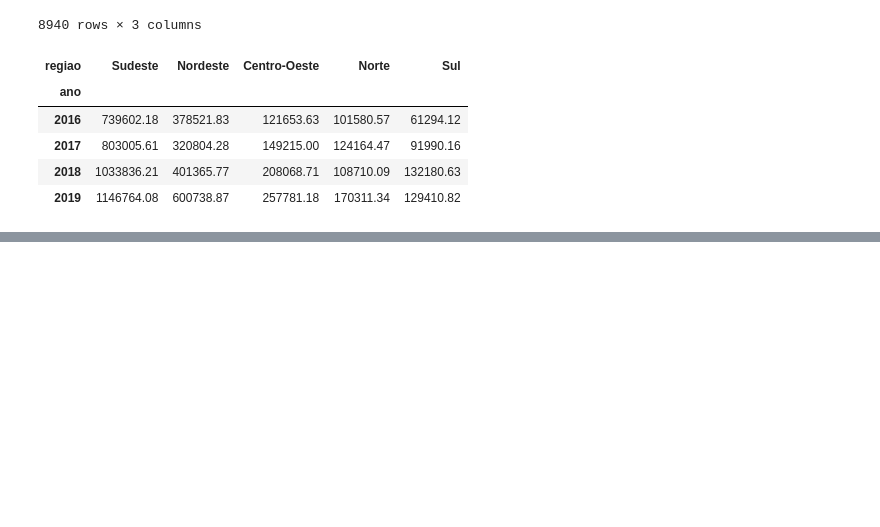
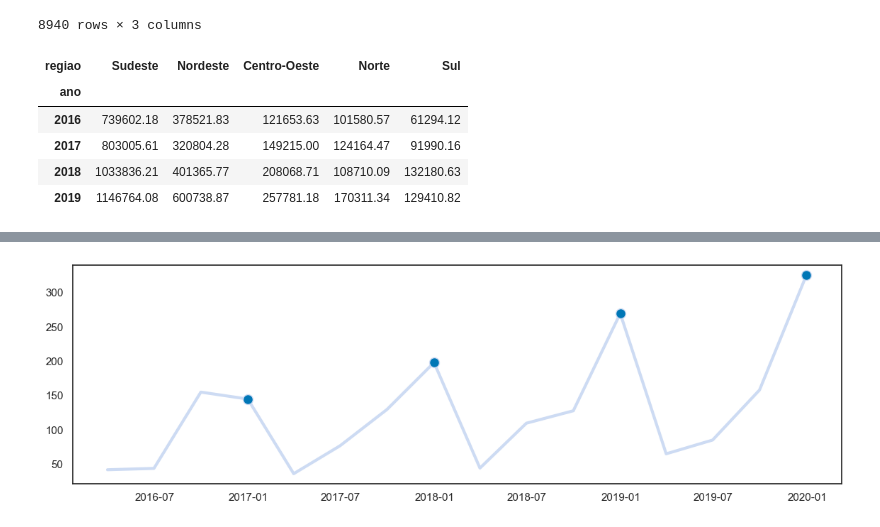
Before and after one commit to Cr0l3y/comparison_distribution_charts, a Jupyter notebook: grafic_comp_distr.ipynb, the cells around one changed output, grey strips where cells are left out. Cells and saved outputs as stored; diff of their text form; code cells hidden in the pictures; blank space fills up the shorter version.

```diff
--- a/grafic_comp_distr.ipynb
+++ b/grafic_comp_distr.ipynb
@@ -280,0 +407,10 @@ Text(3.35, 550000.0, 'das vendas nas lojas\nestão concentradas nas regiões\n$\
+# %%
+df_sp = vendas.copy()
+df_sp = df_sp.query('estado == "São Paulo"')[["data_pedido", "vendas"]]
+
+df_sp.set_index("data_pedido", inplace = True)
+df_sp = df_sp.resample("Q").agg("sum")
+
+df_sp["vendas"] = round(df_sp["vendas"] / 1e3 , 2)
+df_sp = df_sp.reset_index()
+df_sp
@@ -280,0 +435,12 @@ Text(3.35, 550000.0, 'das vendas nas lojas\nestão concentradas nas regiões\n$\
+# %%
+def grafico_vendas_sp_tri():
+    import matplotlib.pyplot as plt
+#Area do grafico e visualização
+    fig, ax = plt.subplots(figsize=(14,4))
+#grafico de linha
+    pontos_a_marcar = [True if mes == 12 else False for mes in df_sp["data_pedido"].dt.month]
+    ax.plot(df_sp["data_pedido"], df_sp["vendas"], lw = 3, color = AZUL5, marker = "o", markersize = 10, markerfacecolor = AZUL2, markevery =  pontos_a_marcar)
+    return ax
+ax = grafico_vendas_sp_tri()
+# %% [output]
+[figure, added]
```
Also changed, not shown: parts of 10 cells of this notebook, 1 other file.
